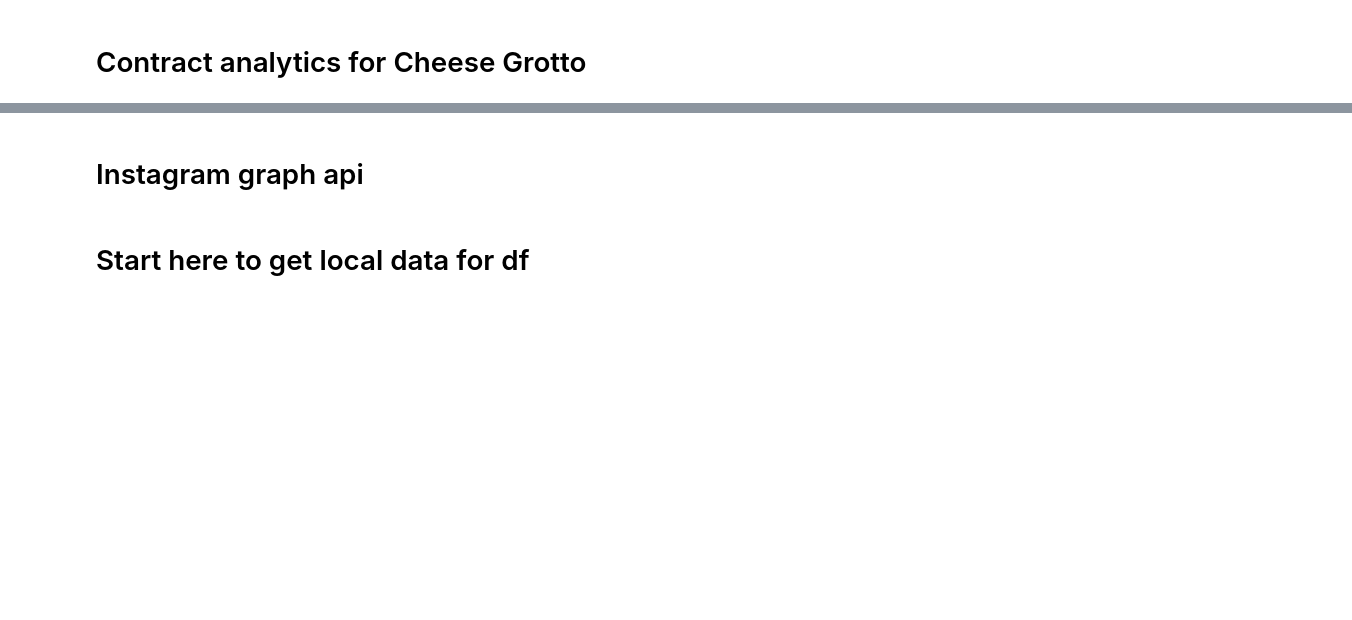
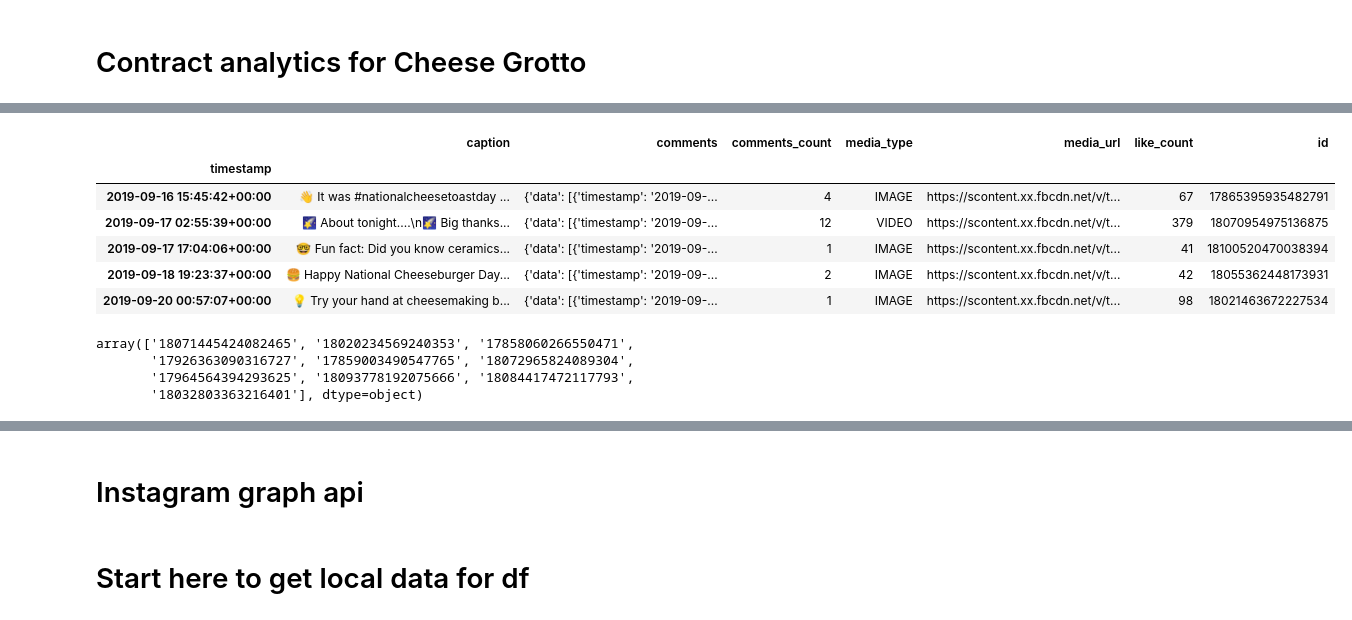
Before and after one commit to ssrosa/grotto, a Jupyter notebook: index.ipynb, the cells around one changed output, grey strips where cells are left out. Saved outputs shown, nothing was run; the diff lists cells and outputs as text; code cells hidden in the pictures; blank space fills up the shorter version.

```diff
--- a/index.ipynb
+++ b/index.ipynb
@@ -24,0 +86,4 @@ from datetime import datetime
+# %%
+recents = [json.loads(obj) for obj in media_objects_recent]
+# %%
+columns = (list(recents[0].keys()))
@@ -24,0 +101,19 @@ from datetime import datetime
+# %%
+data = {col: [obj[col] if col in list(obj.keys()) else None for obj in recents] for col in columns}
+# %%
+
+#build pandas data frame to look at data
+df_recents = pd.DataFrame(data)
+df_recents.set_index(pd.to_datetime(df_recents['timestamp']), inplace = True)
+df_recents.drop(['timestamp'], axis = 1, inplace = True)
+df_recents.sort_index(axis = 0, ascending = True, inplace = True)
+# %%
+df_recents.head()
+# %% [output]
+|  | caption | comments | comments_count | media_type | media_url | like_count | id |
+| timestamp |  |  |  |  |  |  |  |
+| 2019-09-16 15:45:42+00:00 | 👋 It was #nationalcheesetoastday ... | {'data': [{'timestamp': '2019-09-... | 4 | IMAGE | https://scontent.xx.fbcdn.net/v/t... | 67 | 17865395935482791 |
+| 2019-09-17 02:55:39+00:00 | 🌠 About tonight....\n🌠 Big thanks... | {'data': [{'timestamp': '2019-09-... | 12 | VIDEO | https://scontent.xx.fbcdn.net/v/t... | 379 | 18070954975136875 |
+| 2019-09-17 17:04:06+00:00 | 🤓 Fun fact: Did you know ceramics... | {'data': [{'timestamp': '2019-09-... | 1 | IMAGE | https://scontent.xx.fbcdn.net/v/t... | 41 | 18100520470038394 |
+| 2019-09-18 19:23:37+00:00 | 🍔 Happy National Cheeseburger Day... | {'data': [{'timestamp': '2019-09-... | 2 | IMAGE | https://scontent.xx.fbcdn.net/v/t... | 42 | 18055362448173931 |
+| 2019-09-20 00:57:07+00:00 | 💡 Try your hand at cheesemaking b... | {'data': [{'timestamp': '2019-09-... | 1 | IMAGE | https://scontent.xx.fbcdn.net/v/t... | 98 | 18021463672227534 |
@@ -24,0 +124,7 @@ from datetime import datetime
+# %%
+all_ids[-10:]
+# %% [output]
+array(['18071445424082465', '18020234569240353', '17858060266550471',
+       '17926363090316727', '17859003490547765', '18072965824089304',
+       '17964564394293625', '18093778192075666', '18084417472117793',
+       '18032803363216401'], dtype=object)
```
Also changed, not shown: parts of 34 cells of this notebook, 8 other files.
